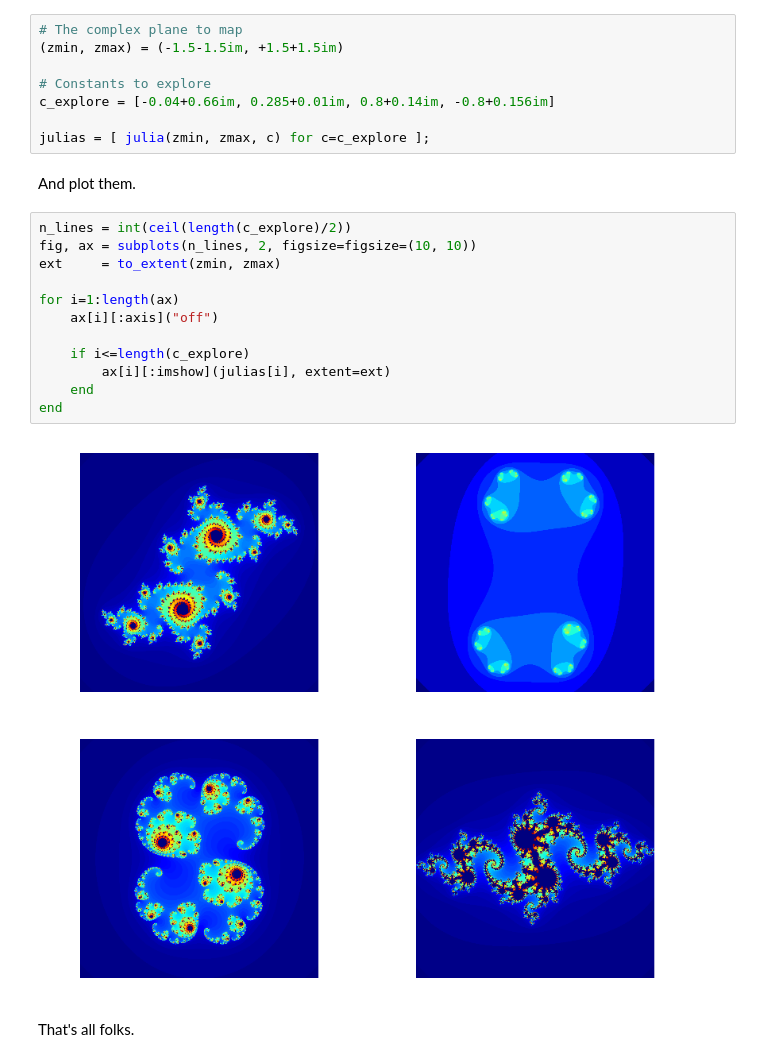
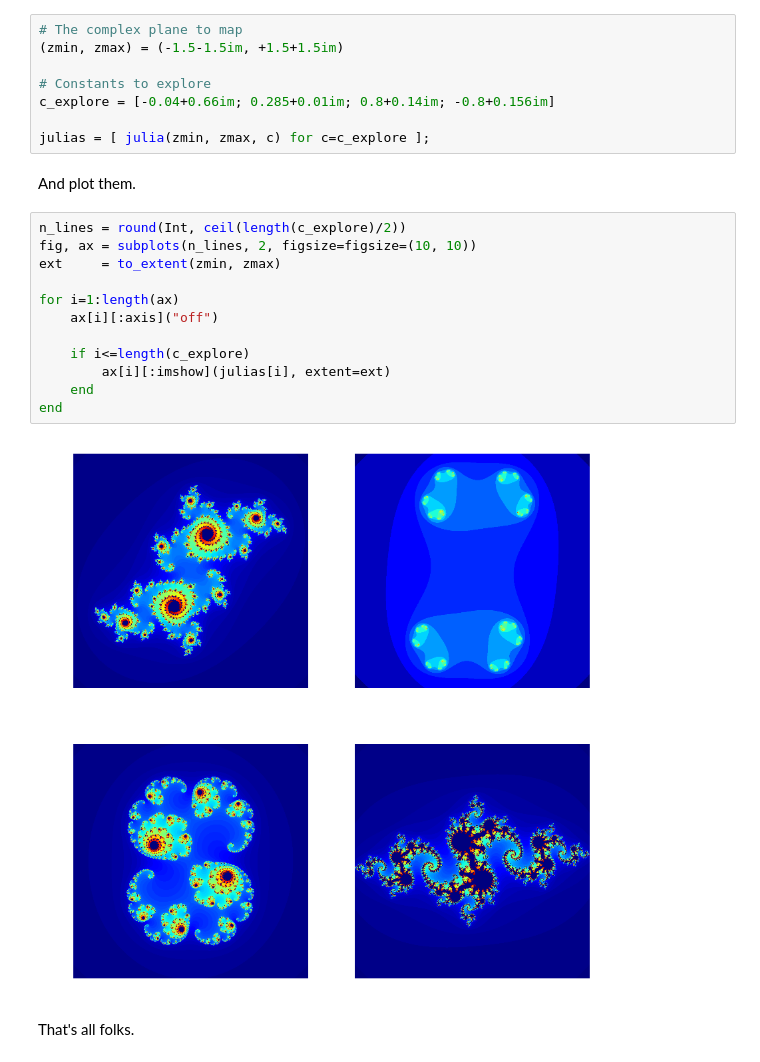
Before and after one commit to pjpmarques/Julia-Modeling-the-World, a Jupyter notebook: Mandelbrot.ipynb, the cells around one changed output. Saved outputs shown, nothing was run; the diff lists cells and outputs as text.

```diff
--- a/Mandelbrot.ipynb
+++ b/Mandelbrot.ipynb
@@ -92,25 +91,25 @@ We are all set (again). Let's calculate a bunch of Julia Sets.
 (zmin, zmax) = (-1.5-1.5im, +1.5+1.5im)
 
 # Constants to explore
-c_explore = [-0.04+0.66im, 0.285+0.01im, 0.8+0.14im, -0.8+0.156im]
+c_explore = [-0.04+0.66im; 0.285+0.01im; 0.8+0.14im; -0.8+0.156im]
 
 julias = [ julia(zmin, zmax, c) for c=c_explore ];
 # %% [markdown]
 And plot them.
 # %%
-n_lines = int(ceil(length(c_explore)/2))
+n_lines = round(Int, ceil(length(c_explore)/2))
 fig, ax = subplots(n_lines, 2, figsize=figsize=(10, 10))
 ext     = to_extent(zmin, zmax)
 
 for i=1:length(ax)
     ax[i][:axis]("off")
 
     if i<=length(c_explore)
         ax[i][:imshow](julias[i], extent=ext)
     end
 end
 # %% [output]
-[figure, old version]
+[figure, new version]
 # %% [markdown]
 That's all folks.
 # %% [markdown]
```
Also changed, not shown: parts of 1 cell of this notebook.
